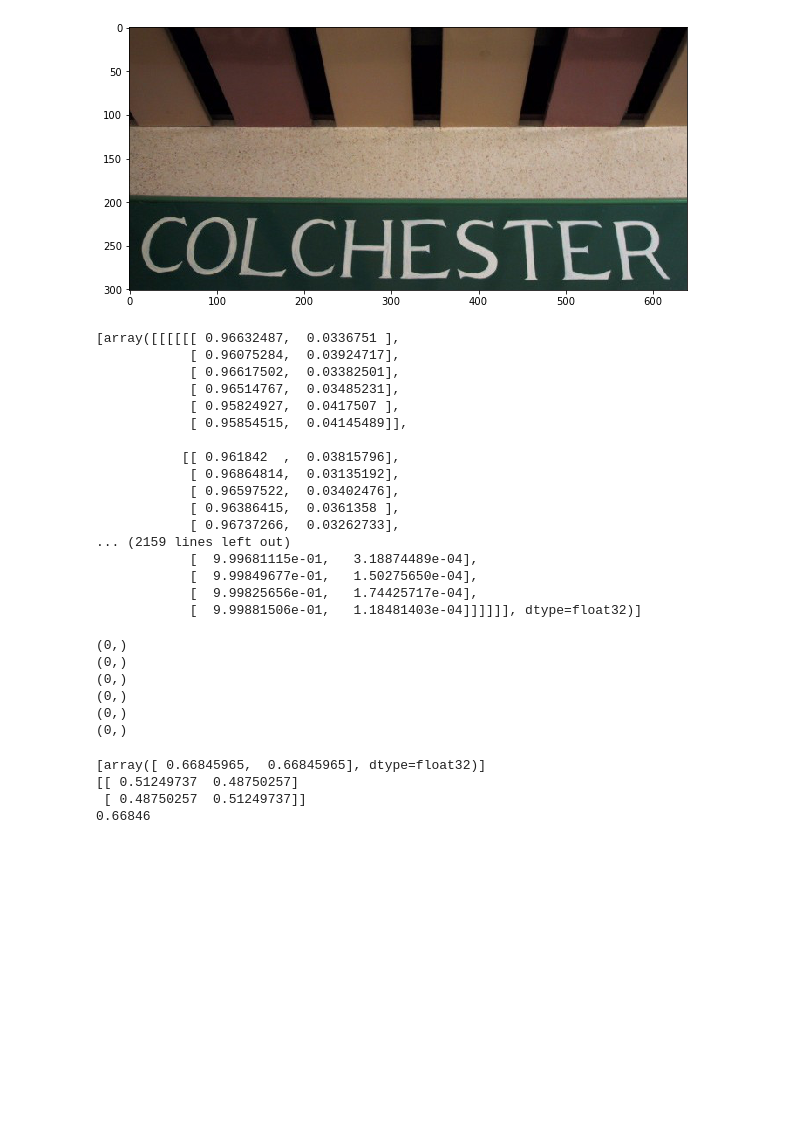
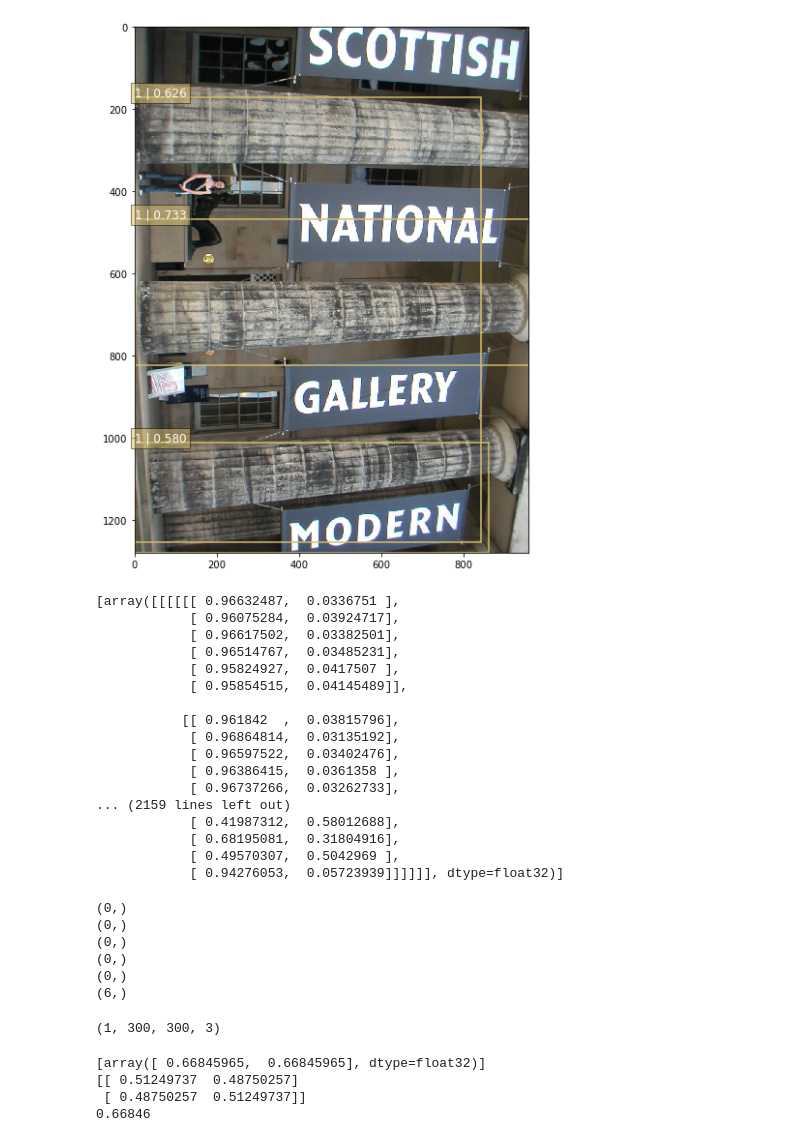
Before and after one commit to bindung/TextBoxes-TensorFlow, a Jupyter notebook: Notes/Textbox_eval.ipynb, the cells around one changed output. Saved outputs shown, nothing was run; the diff lists cells and outputs as text; code cells hidden in the pictures; blank space fills up the shorter version.

```diff
--- a/Notes/Textbox_eval.ipynb
+++ b/Notes/Textbox_eval.ipynb
@@ -78,13 +78,13 @@ def process_image(img, select_threshold=0.5, nms_threshold=.45, net_shape=(300,
     rbboxes = np_methods.bboxes_resize(rbbox_img, rbboxes)
     return rclasses, rscores, rbboxes,rimg
 # %%
-img = mpimg.imread('../data/ICDAR2013/ICDAR-Training-Images/110.jpg')
+img = mpimg.imread('../data/ICDAR2013/ICDAR-Training-Images/105.jpg')
 rclasses, rscores, rbboxes,rimg =  process_image(img)
 
 # visualization.bboxes_draw_on_img(img, rclasses, rscores, rbboxes, visualization.colors_plasma)
 visualization.plt_bboxes(img, rclasses, rscores, rbboxes)
 # %% [output]
-[figure, old version]
+[figure, new version]
 # %%
 rimg, rpredictions, rlocalisations, rbbox_img = isess.run([image_4d,predictions, localisations, bbox_img],
                                                               feed_dict={img_input: img})
@@ -103,10 +103,10 @@ rpredictions
             [ 0.96386415,  0.0361358 ],
             [ 0.96737266,  0.03262733],
 ... (2159 lines left out)
-            [  9.99681115e-01,   3.18874489e-04],
-            [  9.99849677e-01,   1.50275650e-04],
-            [  9.99825656e-01,   1.74425717e-04],
-            [  9.99881506e-01,   1.18481403e-04]]]]]], dtype=float32)]
+            [ 0.41987312,  0.58012688],
+            [ 0.68195081,  0.31804916],
+            [ 0.49570307,  0.5042969 ],
+            [ 0.94276053,  0.05723939]]]]]], dtype=float32)]
 # %%
 for i in range(6):
     print rlocalisations[i][np.where(rpredictions[i][:,:,:,:,:,1:] > 0.5)].shape
@@ -116,7 +116,11 @@ for i in range(6):
 (0,)
 (0,)
 (0,)
-(0,)
+(6,)
+# %%
+rimg.shape
+# %% [output]
+(1, 300, 300, 3)
 # %%
 #rpredictions.shape
 loss = isess.run(tf.nn.softmax(tf.constant([[0.52,0.47],[-0.52,-0.47]])))
```
Also changed, not shown: 3 other files.
